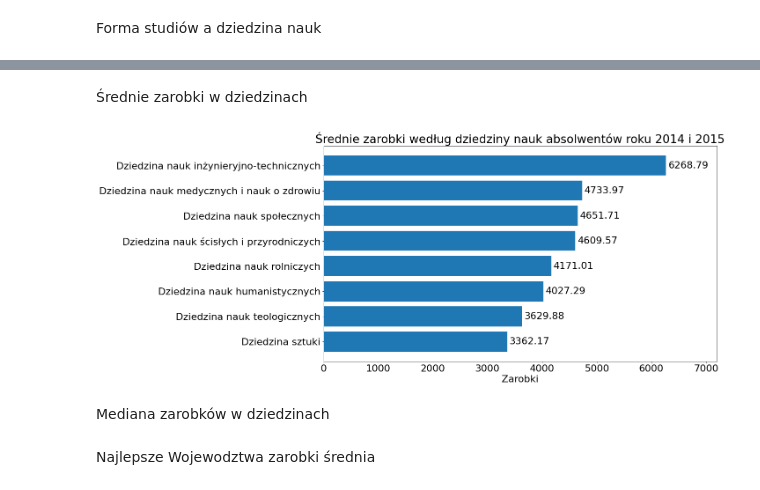
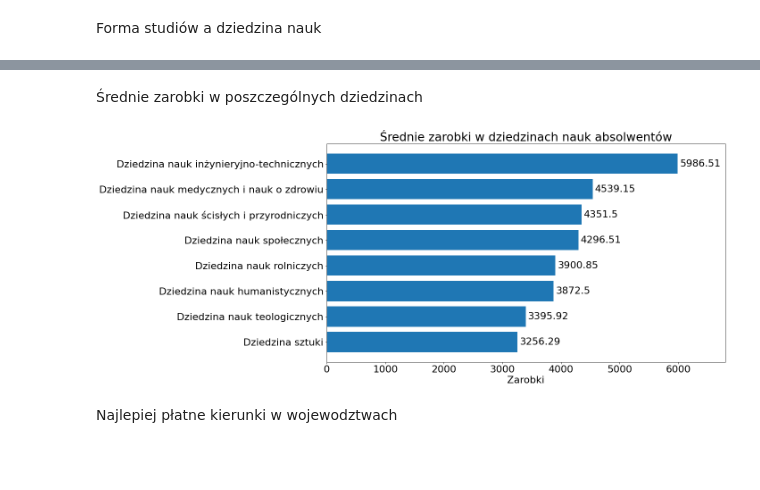
Before and after one commit to CptQuak/CasestudyGraduateEarnings, a Jupyter notebook: zadanie.ipynb, the cells around one changed output, grey strips where cells are left out. Saved outputs shown, nothing was run; the diff lists cells and outputs as text; code cells hidden in the pictures; blank space fills up the shorter version.

```diff
--- a/zadanie.ipynb
+++ b/zadanie.ipynb
@@ -211,25 +209,23 @@ Name: P_ME_ZAR_P5, dtype: float64
 # %% [markdown]
-Średnie zarobki w dziedzinach
+Średnie zarobki w poszczególnych dziedzinach
 # %%
-#srednie zarobki w dziedzinach nauk
-zardziedatasr = data1.groupby("P_DZIEDZINA").agg({"P_E_ZAR_P5":'mean'}).sort_values(by="P_E_ZAR_P5",ascending=True)
+# zgrupowanie po
+zardziedatasr = data1.groupby("P_DZIEDZINA").agg({"P_ME_ZAR_P5":'mean'}).sort_values(by="P_ME_ZAR_P5",ascending=True)
 zardziedatasr = zardziedatasr.reset_index()
 
 def fieldPopularityPlot(targety,targetw,plotTitle,savename,xlimR):
     plt.figure(figsize=(16,9))
     bars = plt.barh(y=targety,width=targetw)
     plt.title(plotTitle)
     plt.bar_label(bars,padding=5)
     plt.xlim(right=xlimR)
     plt.grid(False)
     plt.xlabel("Zarobki")
     plt.savefig(f'plots/{savename}.png', dpi=400, bbox_inches='tight')
     plt.show()
 
-fieldPopularityPlot(zardziedatasr['P_DZIEDZINA'],zardziedatasr["P_E_ZAR_P5"],
-        "Średnie zarobki według dziedziny nauk absolwentów roku 2014 i 2015",
-        "ZarobkiWdziedzinachSr",7200)
+fieldPopularityPlot(zardziedatasr['P_DZIEDZINA'],zardziedatasr["P_ME_ZAR_P5"],
+        "Średnie zarobki w dziedzinach nauk absolwentów",
+        "ZarobkiWdziedzinach",6800)
 # %% [output]
-[figure, old version]
+[figure, new version]
-# %% [markdown]
-Mediana zarobków w dziedzinach
@@ -244,3 +232,3 @@ Mediana zarobków w dziedzinach
-# %% [markdown]
-Najlepsze Wojewodztwa zarobki średnia
+# %% [markdown]
+Najlepiej płatne kierunki w wojewodztwach
 # %%
```
Also changed, not shown: parts of 16 cells of this notebook, 16 other files.
